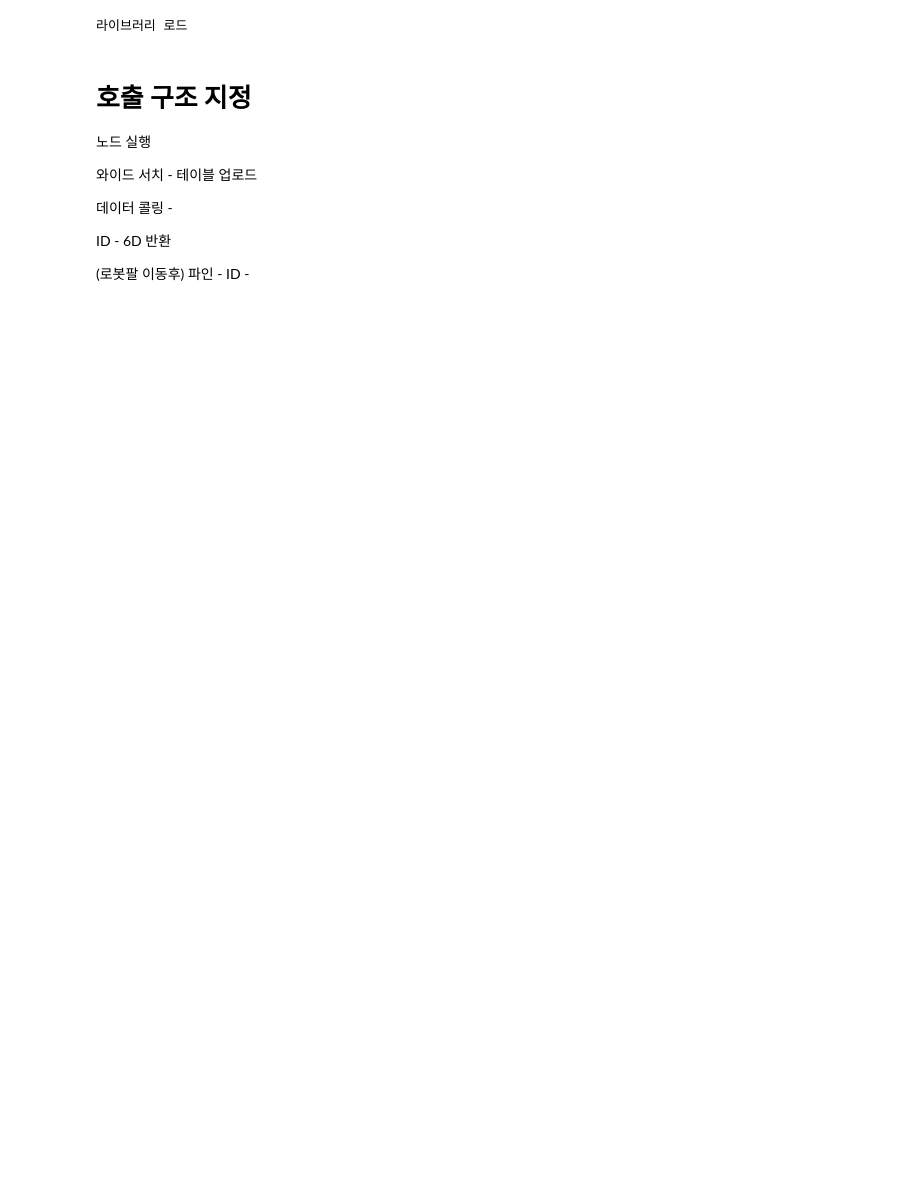
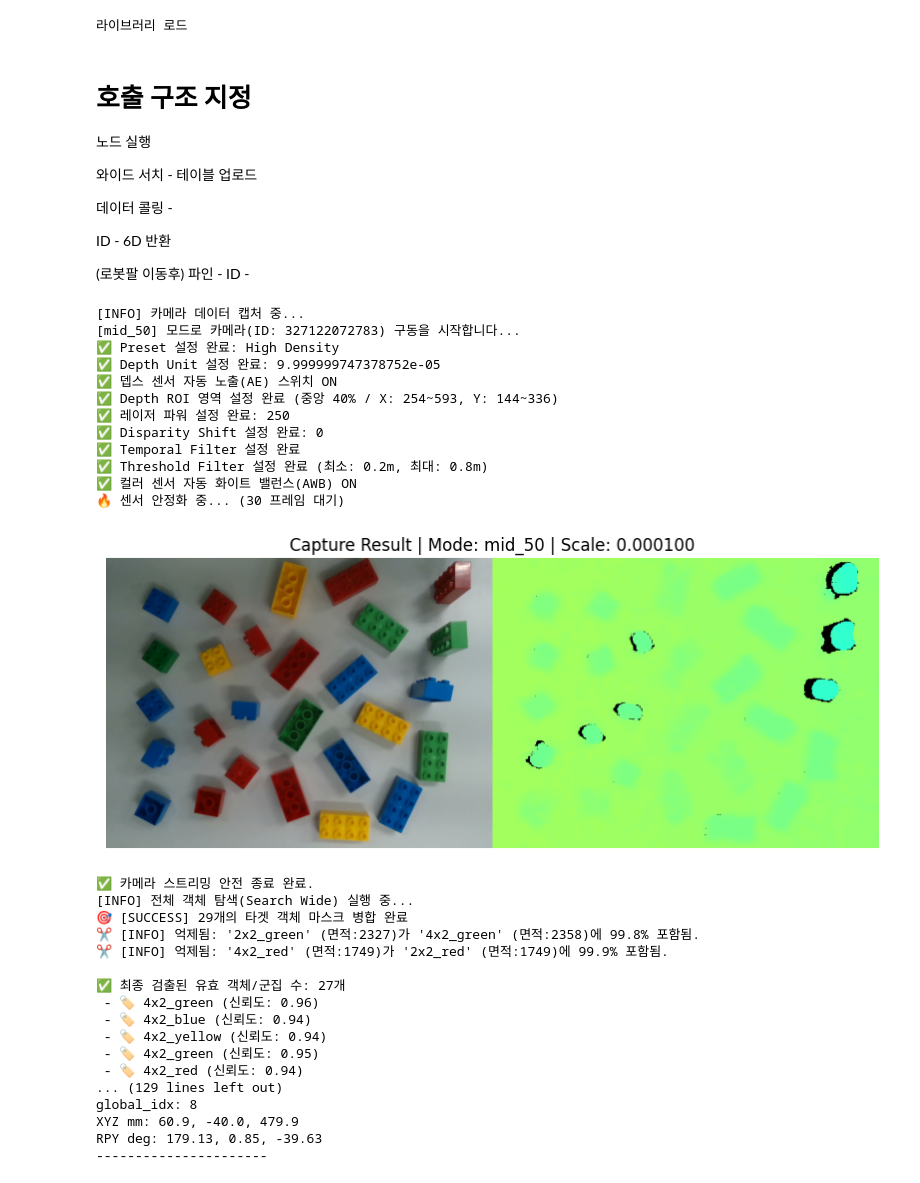
Before and after one commit to engineer0914/pointcloud_test, a Jupyter notebook: INUVision_calling_set.ipynb, the cells around one changed output. Saved outputs shown, nothing was run; the diff lists cells and outputs as text; code cells hidden in the pictures; blank space fills up the shorter version.

```diff
--- a/INUVision_calling_set.ipynb
+++ b/INUVision_calling_set.ipynb
@@ -55,3 +34,61 @@ print("\n라이브러리 로드")
 ID - 6D 반환
 
 (로봇팔 이동후) 파인 - ID -
+# %%
+# 1. 매니저 객체 생성
+vision = ivc.VisionManager()
+
+# 2. 카메라 캡처 (리턴값 받을 필요 없이 알아서 내부에 저장됨)
+vision.capture_camera(visualize=True)
+
+# 3. 서치 실행
+vision.run_search(visualize=False)
+
+# 4. 원하는 타겟 ID로 포즈 추출 (예: 7번 = 4x2_blue, 두 번째 객체 = local_id 1)
+my_target_pose = vision.get_pose_by_id(target_id=7, local_id=0)
+
+if my_target_pose is not None:
+    x, y, z = my_target_pose["x_mm"], my_target_pose["y_mm"], my_target_pose["z_mm"]
+    roll, pitch, yaw = my_target_pose["roll_deg"], my_target_pose["pitch_deg"], my_target_pose["yaw_deg"]
+
+    print("--- 6D Pose Result ---")
+    print(f"class: {my_target_pose['class_name']}")
+    print(f"local_id: {my_target_pose['local_id']}")
+    print(f"global_idx: {my_target_pose.get('global_idx', 'N/A')}")
+    print(f"XYZ mm: {x:.1f}, {y:.1f}, {z:.1f}")
+    print(f"RPY deg: {roll:.2f}, {pitch:.2f}, {yaw:.2f}")
+    print("----------------------")
+
+# # 다른 ID도 연속해서 바로바로 찾을 수 있습니다.
+# battery_pose = vision.get_pose_by_id(target_id=34)
+# %% [output]
+[INFO] 카메라 데이터 캡처 중...
+[mid_50] 모드로 카메라(ID: 327122072783) 구동을 시작합니다...
+✅ Preset 설정 완료: High Density
+✅ Depth Unit 설정 완료: 9.999999747378752e-05
+✅ 뎁스 센서 자동 노출(AE) 스위치 ON
+✅ Depth ROI 영역 설정 완료 (중앙 40% / X: 254~593, Y: 144~336)
+✅ 레이저 파워 설정 완료: 250
+✅ Disparity Shift 설정 완료: 0
+✅ Temporal Filter 설정 완료
+✅ Threshold Filter 설정 완료 (최소: 0.2m, 최대: 0.8m)
+✅ 컬러 센서 자동 화이트 밸런스(AWB) ON
+🔥 센서 안정화 중... (30 프레임 대기)
+[figure, added]
+✅ 카메라 스트리밍 안전 종료 완료.
+[INFO] 전체 객체 탐색(Search Wide) 실행 중...
+🎯 [SUCCESS] 29개의 타겟 객체 마스크 병합 완료
+✂️ [INFO] 억제됨: '2x2_green' (면적:2327)가 '4x2_green' (면적:2358)에 99.8% 포함됨.
+✂️ [INFO] 억제됨: '4x2_red' (면적:1749)가 '2x2_red' (면적:1749)에 99.9% 포함됨.
+
+✅ 최종 검출된 유효 객체/군집 수: 27개
+ - 🏷️ 4x2_green (신뢰도: 0.96)
+ - 🏷️ 4x2_blue (신뢰도: 0.94)
+ - 🏷️ 4x2_yellow (신뢰도: 0.94)
+ - 🏷️ 4x2_green (신뢰도: 0.95)
+ - 🏷️ 4x2_red (신뢰도: 0.94)
+... (129 lines left out)
+global_idx: 8
+XYZ mm: 60.9, -40.0, 479.9
+RPY deg: 179.13, 0.85, -39.63
+----------------------
```
Also changed, not shown: parts of 2 cells of this notebook, 1 other file.
